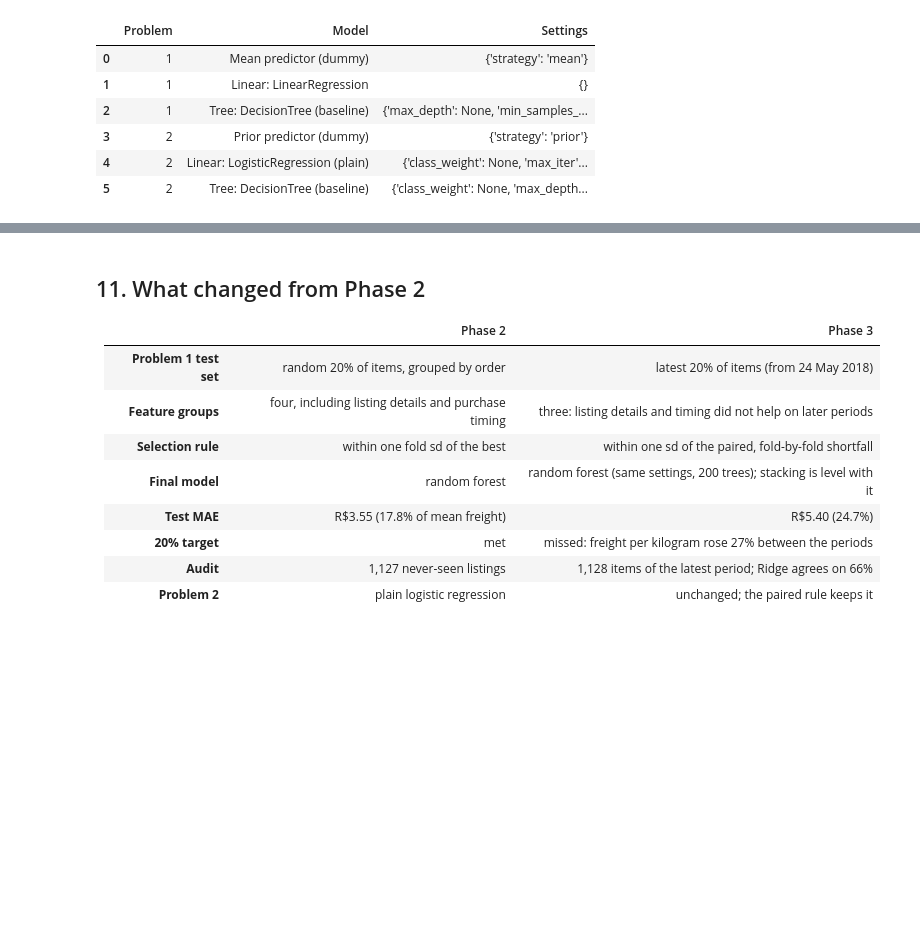
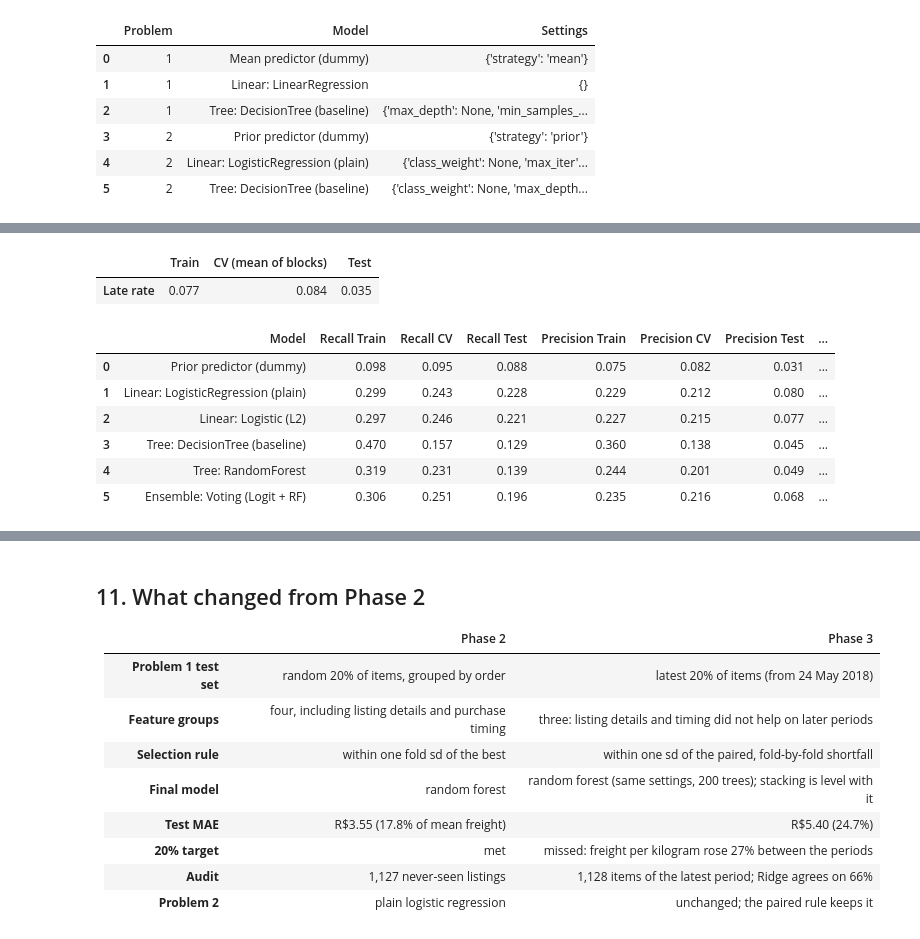
Before and after one commit to likeyou-ky/Team5_IT5006_Ecommerce_Analytics_AY2627Sem1, a Jupyter notebook: notebooks/Team5_Phase3_IT5006_AY2627Sem1.ipynb, the cells around one changed output, grey strips where cells are left out. Drawn from its saved outputs; the diff is of its cells as text; code cells hidden in the pictures; blank space fills up the shorter version.

```diff
--- a/notebooks/Team5_Phase3_IT5006_AY2627Sem1.ipynb
+++ b/notebooks/Team5_Phase3_IT5006_AY2627Sem1.ipynb
@@ -417,0 +426,35 @@ pd.DataFrame([{"Problem": p, "Model": n, "Settings": str({k: v for k, v in m.nam
+# %%
+from sklearn.base import clone
+from sklearn.metrics import precision_recall_curve, average_precision_score
+
+X_tr, y_tr, X_te, y_te = tr_b[P.cols_for(fs_b)], tr_b.clf_target, te_b[P.cols_for(fs_b)], te_b.clf_target
+blocks = list(M.TimeForwardCV(5).split(X_tr))
+rows_b, scores_b = [], {}
+for name, m in models_b.items():
+    fit = clone(m).fit(X_tr, y_tr)
+    s_tr, s_te = M.clf_scores(fit, X_tr), M.clf_scores(fit, X_te)
+    oof = np.full(len(X_tr), np.nan)
+    for a, b in blocks:
+        oof[b] = M.clf_scores(clone(m).fit(X_tr.iloc[a], y_tr.iloc[a]), X_tr.iloc[b])
+    scores_b[name] = (s_tr, oof, s_te)
+    res = {"Train": M.clf_metrics(y_tr, s_tr, pred=M.flag_top_share(s_tr, F.REVIEW_SHARE)),
+           "CV": pd.DataFrame([M.clf_metrics(y_tr.iloc[b], oof[b], pred=M.flag_top_share(oof[b], F.REVIEW_SHARE))
+                               for _, b in blocks]).mean(),
+           "Test": M.clf_metrics(y_te, s_te, pred=M.flag_top_share(s_te, F.REVIEW_SHARE))}
+    rows_b.append({"Model": name, **{f"{k} {s}": res[s][k] for k in ["Recall", "Precision", "PR_AUC", "Lift"]
+                                     for s in ["Train", "CV", "Test"]}})
+tvt_rule = pd.DataFrame(rows_b)
+late_rates = pd.Series({"Train": y_tr.mean(), "CV (mean of blocks)": np.mean([y_tr.iloc[b].mean() for _, b in blocks]),
+                        "Test": y_te.mean()}, name="Late rate")
+display(late_rates.to_frame().T)
+display(tvt_rule)
+# %% [output]
+|  | Train | CV (mean of blocks) | Test |
+| Late rate | 0.077 | 0.084 | 0.035 |
+|  | Model | Recall Train | Recall CV | Recall Test | Precision Train | Precision CV | Precision Test | ... |
+| 0 | Prior predictor (dummy) | 0.098 | 0.095 | 0.088 | 0.075 | 0.082 | 0.031 | ... |
+| 1 | Linear: LogisticRegression (plain) | 0.299 | 0.243 | 0.228 | 0.229 | 0.212 | 0.080 | ... |
+| 2 | Linear: Logistic (L2) | 0.297 | 0.246 | 0.221 | 0.227 | 0.215 | 0.077 | ... |
+| 3 | Tree: DecisionTree (baseline) | 0.470 | 0.157 | 0.129 | 0.360 | 0.138 | 0.045 | ... |
+| 4 | Tree: RandomForest | 0.319 | 0.231 | 0.139 | 0.244 | 0.201 | 0.049 | ... |
+| 5 | Ensemble: Voting (Logit + RF) | 0.306 | 0.251 | 0.196 | 0.235 | 0.216 | 0.068 | ... |
```
Also changed, not shown: parts of 3 cells of this notebook.
